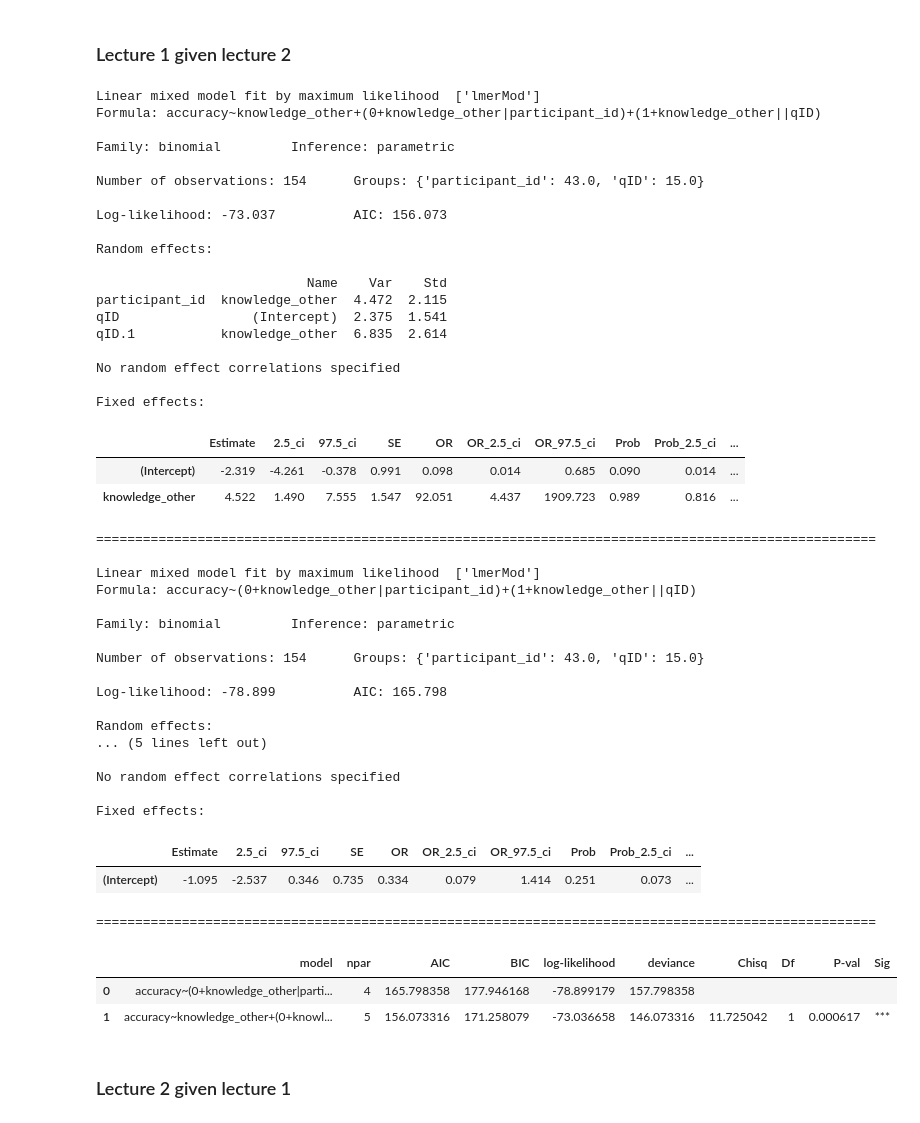
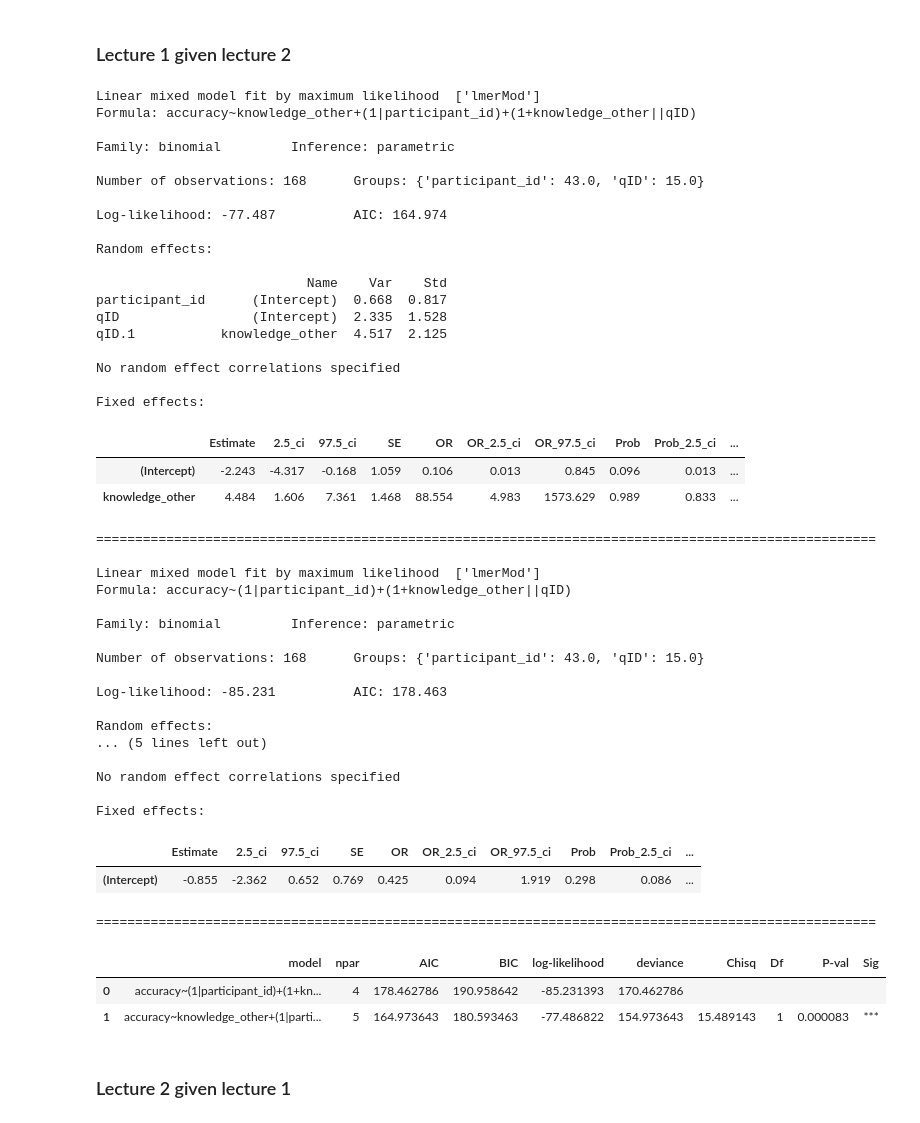
Before and after one commit to paxtonfitzpatrick/efficient-learning-khan, a Jupyter notebook: code/notebooks/main/5_predictive-analyses.ipynb, the cells around one changed output. Drawn from its saved outputs; the diff is of its cells as text; code cells hidden in the pictures.

```diff
--- a/code/notebooks/main/5_predictive-analyses.ipynb
+++ b/code/notebooks/main/5_predictive-analyses.ipynb
@@ -534,10 +535,10 @@ quiz1_lec1_within_data = quiz1_lme_data.loc[
     (~quiz1_lme_data['knowledge_same'].isna())
 ]
 
-mod = Lmer('accuracy ~ knowledge_same + (1+knowledge_same|lecture:qID)',
+mod = Lmer('accuracy ~ knowledge_same + (1|lecture:qID)',
            data=quiz1_lec1_within_data,
            family='binomial')
-null_mod = Lmer('accuracy ~ (1+knowledge_same|lecture:qID)',
+null_mod = Lmer('accuracy ~ (1|lecture:qID)',
                 data=quiz1_lec1_within_data,
                 family='binomial')
 
@@ -814,10 +815,10 @@ quiz3_lec1_within_data = quiz3_lme_data.loc[
     (~quiz3_lme_data['knowledge_same'].isna())
 ]
 
-mod = Lmer('accuracy ~ knowledge_same + (0+knowledge_same|participant_id) + (1+knowledge_same||qID)',
+mod = Lmer('accuracy ~ knowledge_same + (1|qID)',
            data=quiz3_lec1_within_data,
            family='binomial')
-null_mod = Lmer('accuracy ~ (0+knowledge_same|participant_id) + (1+knowledge_same||qID)',
+null_mod = Lmer('accuracy ~ (1|qID)',
                 data=quiz3_lec1_within_data,
                 family='binomial')
 
@@ -882,10 +883,10 @@ quiz3_lec2_within_data = quiz3_lme_data.loc[
     (quiz3_lme_data['lecture'] == 'BoS') &
     (~quiz3_lme_data['knowledge_same'].isna())
 ]
-mod = Lmer('accuracy ~ knowledge_same + (1+knowledge_same||qID)',
+mod = Lmer('accuracy ~ knowledge_same + (1|qID)',
            data=quiz3_lec2_within_data,
            family='binomial')
-null_mod = Lmer('accuracy ~ (1+knowledge_same||qID)',
+null_mod = Lmer('accuracy ~ (1|qID)',
                 data=quiz3_lec2_within_data,
                 family='binomial')
 
@@ -1166,10 +1165,10 @@ quiz2_lec2_across_data = quiz2_lme_data.loc[
     (~quiz2_lme_data['knowledge_other'].isna())
 ]
 
-mod = Lmer('accuracy ~ knowledge_other + (0+knowledge_other|participant_id) + (0+knowledge_other|qID)',
+mod = Lmer('accuracy ~ knowledge_other + (1|participant_id) + (0+knowledge_other|qID)',
            data=quiz2_lec2_across_data,
            family='binomial')
-null_mod = Lmer('accuracy ~ (0+knowledge_other|participant_id) + (0+knowledge_other|qID)',
+null_mod = Lmer('accuracy ~ (1|participant_id) + (0+knowledge_other|qID)',
                 data=quiz2_lec2_across_data,
                 family='binomial')
 
@@ -1239,54 +1238,54 @@ quiz3_lec1_across_data = quiz3_lme_data.loc[
     (~quiz3_lme_data['knowledge_other'].isna())
 ]
 
-mod = Lmer('accuracy ~ knowledge_other + (0+knowledge_other|participant_id) + (1+knowledge_other||qID)',
+mod = Lmer('accuracy ~ knowledge_other + (1|participant_id) + (1+knowledge_other||qID)',
            data=quiz3_lec1_across_data,
            family='binomial')
-null_mod = Lmer('accuracy ~ (0+knowledge_other|participant_id) + (1+knowledge_other||qID)',
+null_mod = Lmer('accuracy ~ (1|participant_id) + (1+knowledge_other||qID)',
                 data=quiz3_lec1_across_data,
                 family='binomial')
 
 display(mod.fit(control='optimizer="bobyqa"'))
 print(f"\n{'='*100}\n")
 display(null_mod.fit(control='optimizer="bobyqa"'))
 print(f"\n{'='*100}\n")
 lrt_result = lrt(mod, null_mod)
 display(lrt_result)
 
 models['quiz3']['lec1_across'] = {'mod': mod, 'null_mod': null_mod, 'lrt': lrt_result}
 # %% [output]
 Linear mixed model fit by maximum likelihood  ['lmerMod']
-Formula: accuracy~knowledge_other+(0+knowledge_other|participant_id)+(1+knowledge_other||qID)
+Formula: accuracy~knowledge_other+(1|participant_id)+(1+knowledge_other||qID)
 
 Family: binomial         Inference: parametric
 
-Number of observations: 154      Groups: {'participant_id': 43.0, 'qID': 15.0}
+Number of observations: 168      Groups: {'participant_id': 43.0, 'qID': 15.0}
 
-Log-likelihood: -73.037          AIC: 156.073
+Log-likelihood: -77.487          AIC: 164.974
 
 Random effects:
 
                            Name    Var    Std
-participant_id  knowledge_other  4.472  2.115
-qID                 (Intercept)  2.375  1.541
-qID.1           knowledge_other  6.835  2.614
+participant_id      (Intercept)  0.668  0.817
+qID                 (Intercept)  2.335  1.528
+qID.1           knowledge_other  4.517  2.125
 
 No random effect correlations specified
 
 Fixed effects:
 |  | Estimate | 2.5_ci | 97.5_ci | SE | OR | OR_2.5_ci | OR_97.5_ci | Prob | Prob_2.5_ci | ... |
-| (Intercept) | -2.319 | -4.261 | -0.378 | 0.991 | 0.098 | 0.014 | 0.685 | 0.090 | 0.014 | ... |
-| knowledge_other | 4.522 | 1.490 | 7.555 | 1.547 | 92.051 | 4.437 | 1909.723 | 0.989 | 0.816 | ... |
+| (Intercept) | -2.243 | -4.317 | -0.168 | 1.059 | 0.106 | 0.013 | 0.845 | 0.096 | 0.013 | ... |
+| knowledge_other | 4.484 | 1.606 | 7.361 | 1.468 | 88.554 | 4.983 | 1573.629 | 0.989 | 0.833 | ... |
 ====================================================================================================
 
 Linear mixed model fit by maximum likelihood  ['lmerMod']
-Formula: accuracy~(0+knowledge_other|participant_id)+(1+knowledge_other||qID)
+Formula: accuracy~(1|participant_id)+(1+knowledge_other||qID)
 
 Family: binomial         Inference: parametric
 
-Number of observations: 154      Groups: {'participant_id': 43.0, 'qID': 15.0}
+Number of observations: 168      Groups: {'participant_id': 43.0, 'qID': 15.0}
 
-Log-likelihood: -78.899          AIC: 165.798
+Log-likelihood: -85.231          AIC: 178.463
 
 Random effects:
 ... (5 lines left out)
@@ -1295,11 +1294,11 @@ No random effect correlations specified
 
 Fixed effects:
 |  | Estimate | 2.5_ci | 97.5_ci | SE | OR | OR_2.5_ci | OR_97.5_ci | Prob | Prob_2.5_ci | ... |
-| (Intercept) | -1.095 | -2.537 | 0.346 | 0.735 | 0.334 | 0.079 | 1.414 | 0.251 | 0.073 | ... |
+| (Intercept) | -0.855 | -2.362 | 0.652 | 0.769 | 0.425 | 0.094 | 1.919 | 0.298 | 0.086 | ... |
 ====================================================================================================
 |  | model | npar | AIC | BIC | log-likelihood | deviance | Chisq | Df | P-val | Sig |
-| 0 | accuracy~(0+knowledge_other|parti... | 4 | 165.798358 | 177.946168 | -78.899179 | 157.798358 |  |  |  |  |
-| 1 | accuracy~knowledge_other+(0+knowl... | 5 | 156.073316 | 171.258079 | -73.036658 | 146.073316 | 11.725042 | 1 | 0.000617 | *** |
+| 0 | accuracy~(1|participant_id)+(1+kn... | 4 | 178.462786 | 190.958642 | -85.231393 | 170.462786 |  |  |  |  |
+| 1 | accuracy~knowledge_other+(1|parti... | 5 | 164.973643 | 180.593463 | -77.486822 | 154.973643 | 15.489143 | 1 | 0.000083 | *** |
 # %% [markdown]
 ### Lecture 2 given lecture 1
 # %%
```
Also changed, not shown: parts of 18 cells of this notebook.
